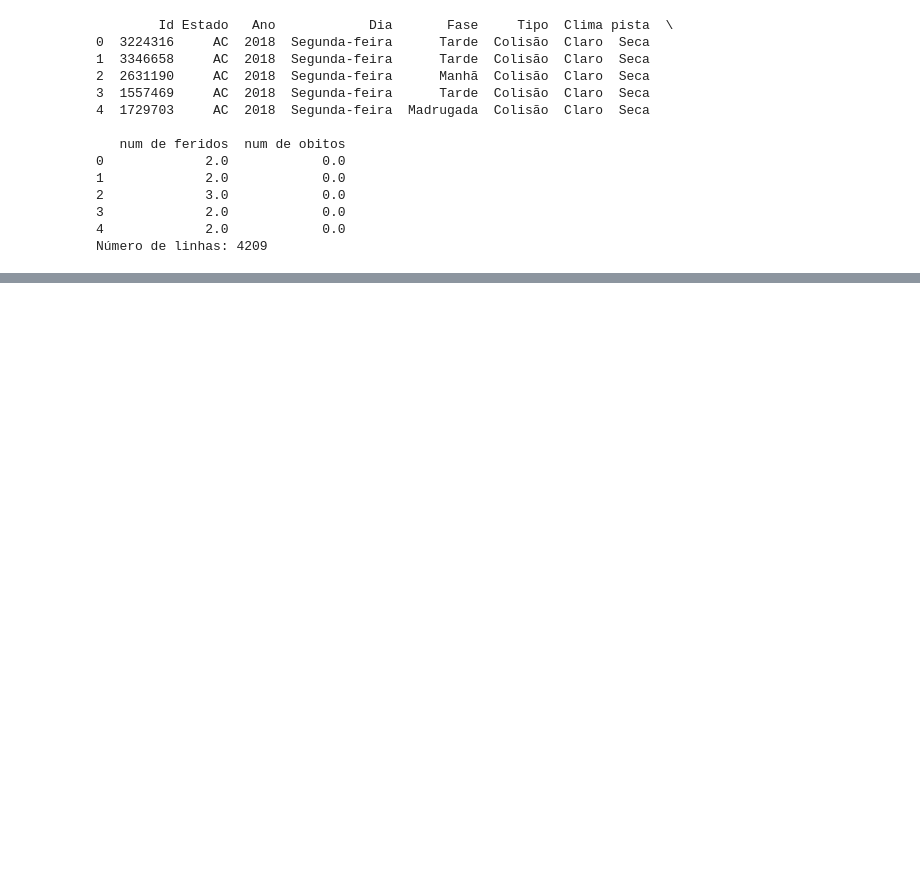
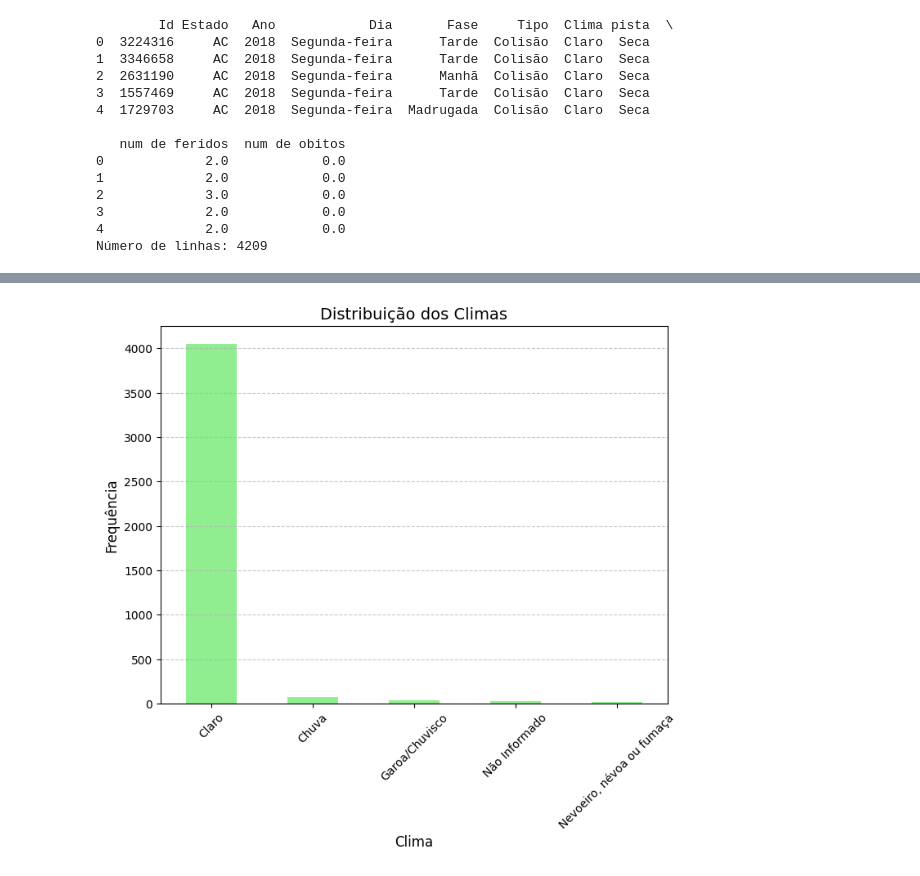
Before and after one commit to EduardaSantosDiniz/Quando-Acidente-Mais-Acontecem, a Jupyter notebook: Acidentes_Transito.ipynb, the cells around one changed output, grey strips where cells are left out. Cells and saved outputs as stored; diff of their text form; code cells hidden in the pictures; blank space fills up the shorter version.

```diff
--- a/Acidentes_Transito.ipynb
+++ b/Acidentes_Transito.ipynb
@@ -28,0 +67,11 @@ Número de linhas: 4209
+# %%
+contagem_clima = df['Clima'].value_counts()
+contagem_clima.plot(kind='bar', color='lightgreen', figsize=(8, 6))
+plt.title('Distribuição dos Climas', fontsize=14)
+plt.xlabel('Clima', fontsize=12)
+plt.ylabel('Frequência', fontsize=12)
+plt.xticks(rotation=45)
+plt.grid(axis='y', linestyle='--', alpha=0.7)
+plt.show()
+# %% [output]
+[figure, added]
```
Also changed, not shown: parts of 8 cells of this notebook.
